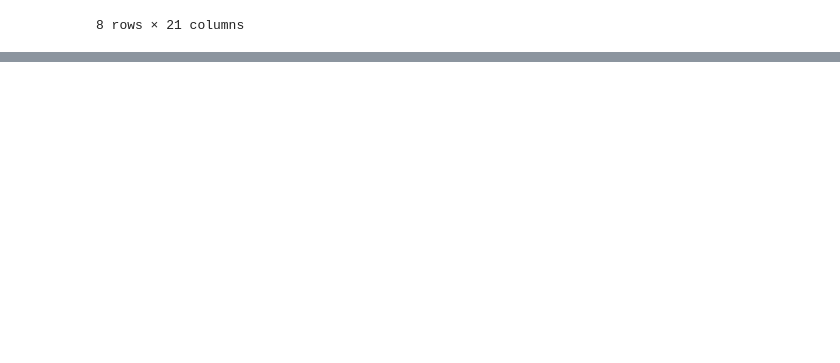
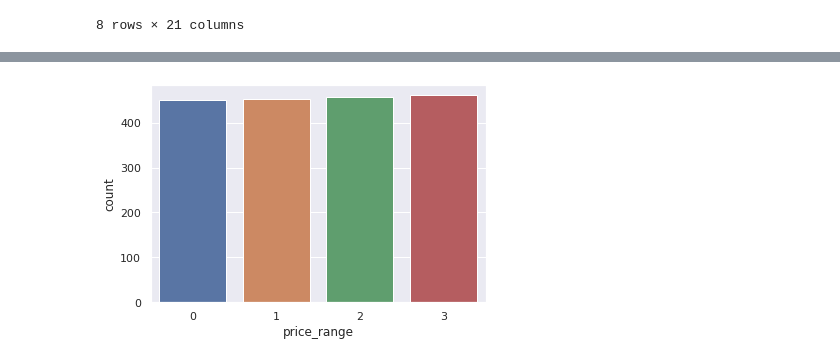
Before and after one commit to haynapasi050505/supervised-machine-learning-classification-capstone-project, a Jupyter notebook: Copy_of_mobile_price_prediction_team_capstone_project.ipynb, the cells around one changed output, grey strips where cells are left out. Drawn from its saved outputs; the diff is of its cells as text; code cells hidden in the pictures; blank space fills up the shorter version.

```diff
--- a/Copy_of_mobile_price_prediction_team_capstone_project.ipynb
+++ b/Copy_of_mobile_price_prediction_team_capstone_project.ipynb
@@ -184,3 +184,5 @@ df.describe()
 | 75% | 1615.250000 | 1.0000 | 2.200000 | 1.000000 | 7.000000 | 1.000000 | 48.000000 | 0.800000 | 170.000000 | ... |
 | max | 1998.000000 | 1.0000 | 3.000000 | 1.000000 | 19.000000 | 1.000000 | 64.000000 | 1.000000 | 200.000000 | ... |
 8 rows × 21 columns
+# %%
+df = df[df['sc_w'] != 0]
@@ -186,0 +219,5 @@ df.describe()
+# %%
+sns.countplot(x=df['price_range'])
+plt.show()
+# %% [output]
+[figure, added]
```
Also changed, not shown: parts of 9 cells of this notebook.
